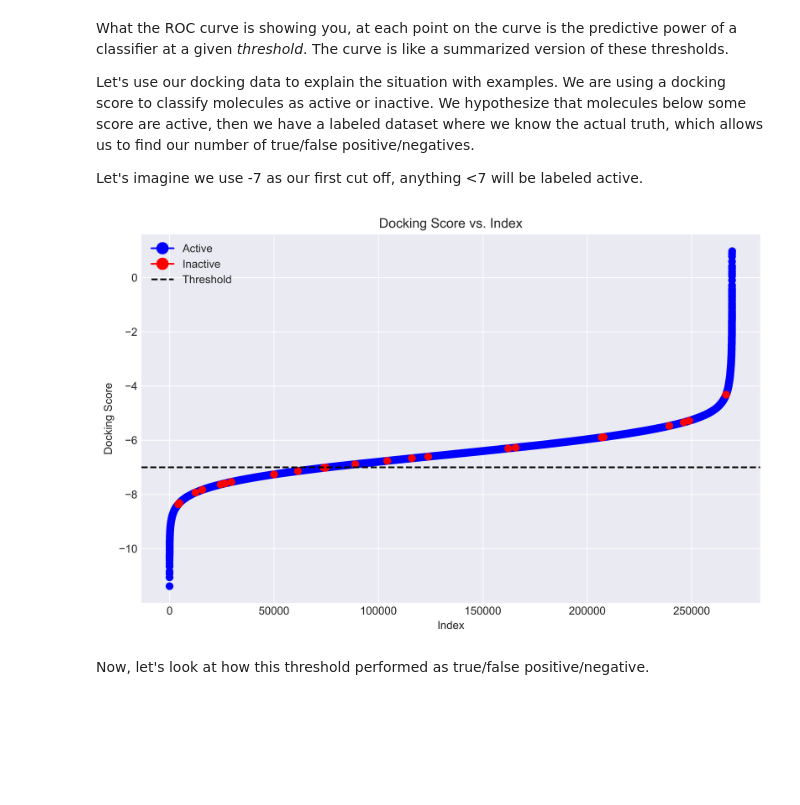
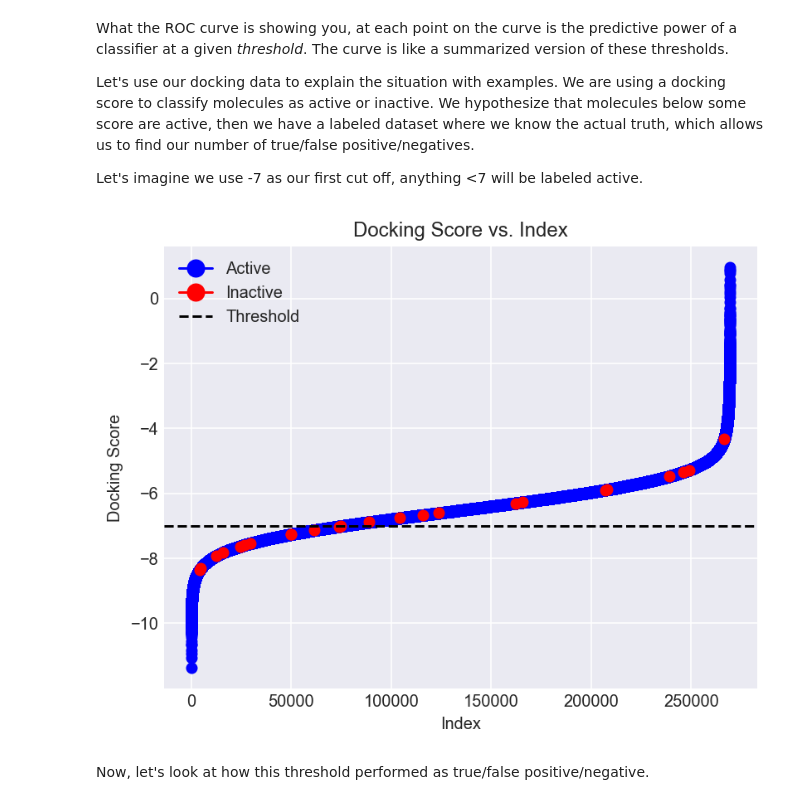
Before and after one commit to DKchemistry/LigBoundConfData, a Jupyter notebook: Enrichment_Metrics.ipynb, the cells around one changed output. Cells and saved outputs as stored; diff of their text form; code cells hidden in the pictures; blank space fills up the shorter version.

```diff
--- a/Enrichment_Metrics.ipynb
+++ b/Enrichment_Metrics.ipynb
@@ -114,8 +114,8 @@ import matplotlib.pyplot as plt
 from sklearn.metrics import auc
 
 matplotlib.rcdefaults()
-plt.rcParams["figure.dpi"] = 600
 plt.style.use("seaborn-darkgrid")
+plt.rcParams["figure.dpi"] = 144
 
 
 def plot_enrichment_curve(df):
@@ -187,39 +187,38 @@ import matplotlib.pyplot as plt
 import matplotlib.lines as mlines
 
 # Create a scatter plot of 'r_i_docking_score' vs. the index
-plt.figure(figsize=(10, 6))
 
 # Plot points with Activity = 0
 plt.scatter(data[data['Activity'] == 0].index,
             data[data['Activity'] == 0]['r_i_docking_score'],
             c='blue',
             label='Activity = 0')
 
 # Plot points with Activity = 1
 plt.scatter(data[data['Activity'] == 1].index,
             data[data['Activity'] == 1]['r_i_docking_score'],
             c='red',
             label='Activity = 1')
 
 # Add a horizontal line at -7
 plt.axhline(y=-7, color='black', linestyle='--')
 
 # Create a custom legend
 blue_line = mlines.Line2D([], [], color='blue', marker='o', markersize=10, label='Active')
 red_line = mlines.Line2D([], [], color='red', marker='o', markersize=10, label='Inactive')
 black_line = mlines.Line2D([], [], color='black', linestyle='--', label='Threshold')
 
 plt.legend(handles=[blue_line, red_line, black_line])
 
 # Add title and labels
 plt.title('Docking Score vs. Index')
 plt.xlabel('Index')
 plt.ylabel('Docking Score')
 
 # Show the plot
 plt.show()
 # %% [output]
-[figure, old version]
+[figure, new version]
 # %% [markdown]
 Now, let's look at how this threshold performed as true/false positive/negative.
 # %%
```
Also changed, not shown: parts of 14 cells of this notebook.
